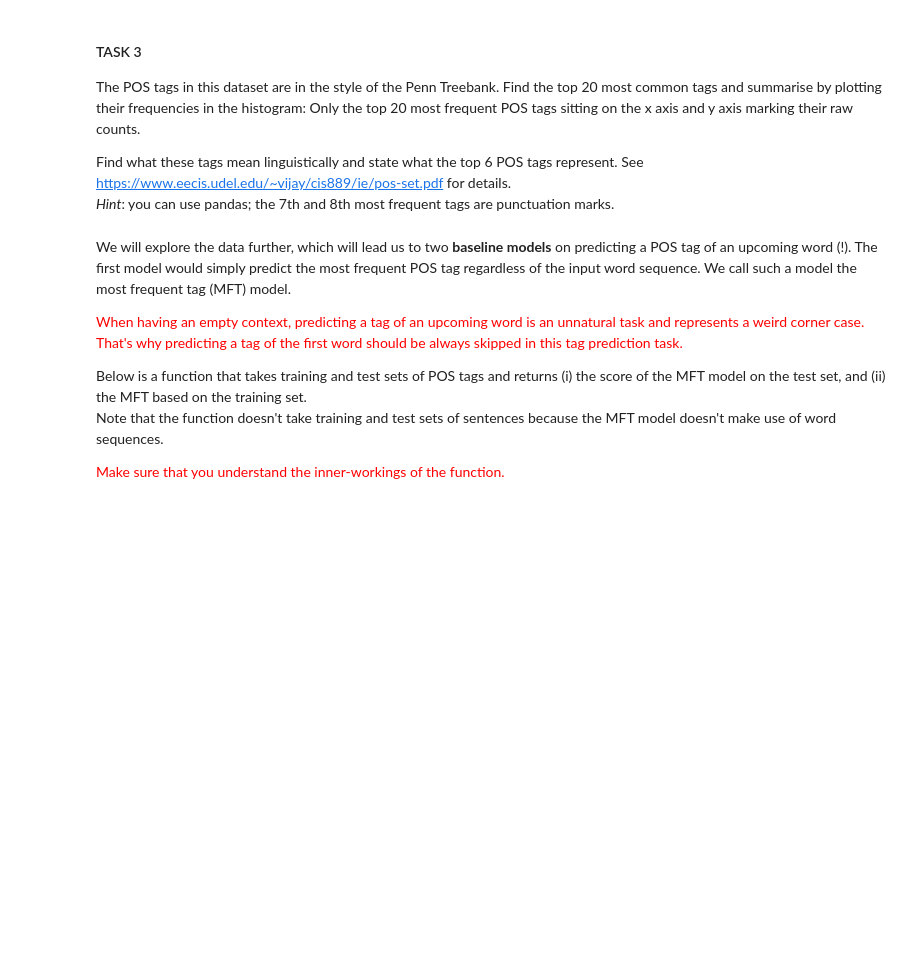
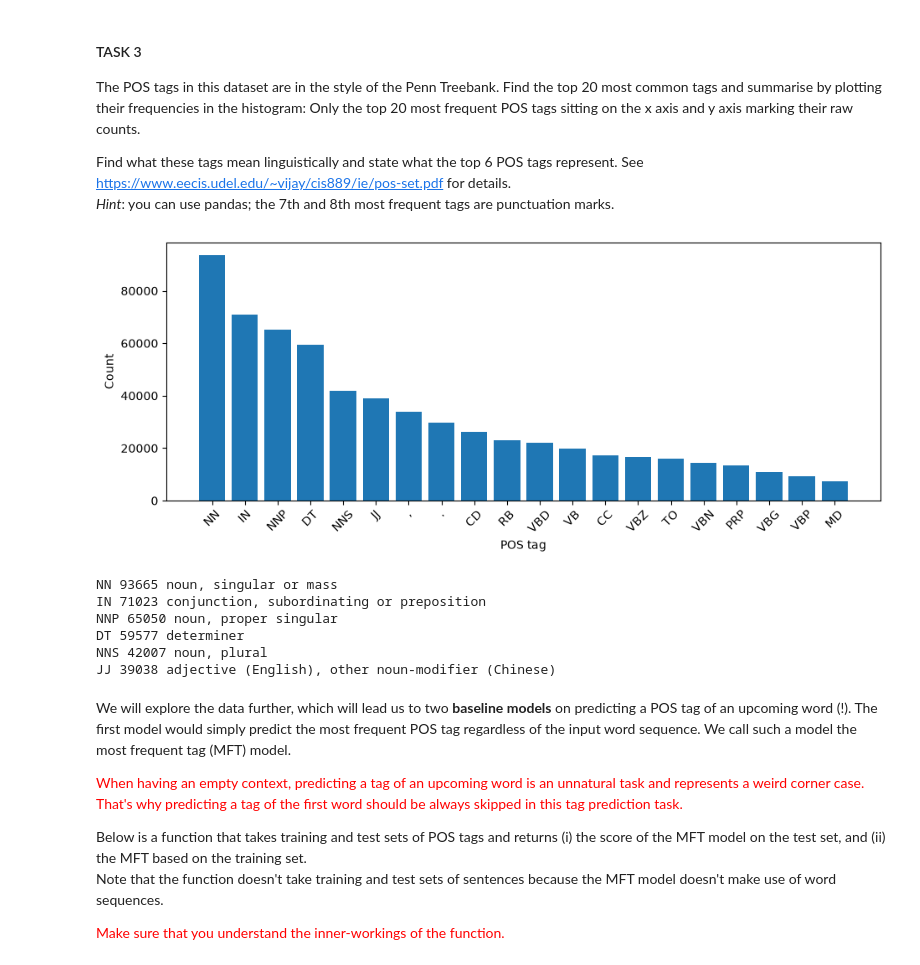
Before and after one commit to ChuangqiLee/uu_mlhvl_nlp_surprisallearning_2026, a Jupyter notebook: stud_MLHVL_surp_rnn_26_27.ipynb, the cells around one changed output. Saved outputs shown, nothing was run; the diff lists cells and outputs as text; code cells hidden in the pictures; blank space fills up the shorter version.

```diff
--- a/stud_MLHVL_surp_rnn_26_27.ipynb
+++ b/stud_MLHVL_surp_rnn_26_27.ipynb
@@ -422,3 +524,26 @@ _Hint_: you can use pandas; the 7th and 8th most frequent tags are punctuation m
+# %%
+# @title c3.1 [0pt]
+
+counts = Counter()
+for tags in postags:
+    counts.update(tags)
+common = counts.most_common(20)
+plt.figure(figsize=(11,4))
+plt.bar([x[0] for x in common], [x[1] for x in common])
+plt.xlabel("POS tag")
+plt.ylabel("Count")
+plt.xticks(rotation=45)
+plt.show()
+for tag, count in common[:6]:
+    print(tag, count, spacy.explain(tag))
+# %% [output]
+[figure, added]
+NN 93665 noun, singular or mass
+IN 71023 conjunction, subordinating or preposition
+NNP 65050 noun, proper singular
+DT 59577 determiner
+NNS 42007 noun, plural
+JJ 39038 adjective (English), other noun-modifier (Chinese)
 # %% [markdown]
 We will explore the data further, which will lead us to two **baseline models** on predicting a POS tag of an upcoming word (!). The first model would simply predict the most frequent POS tag regardless of the input word sequence. We call such a model the most frequent tag (MFT) model.
 
```
Also changed, not shown: parts of 69 cells of this notebook.
